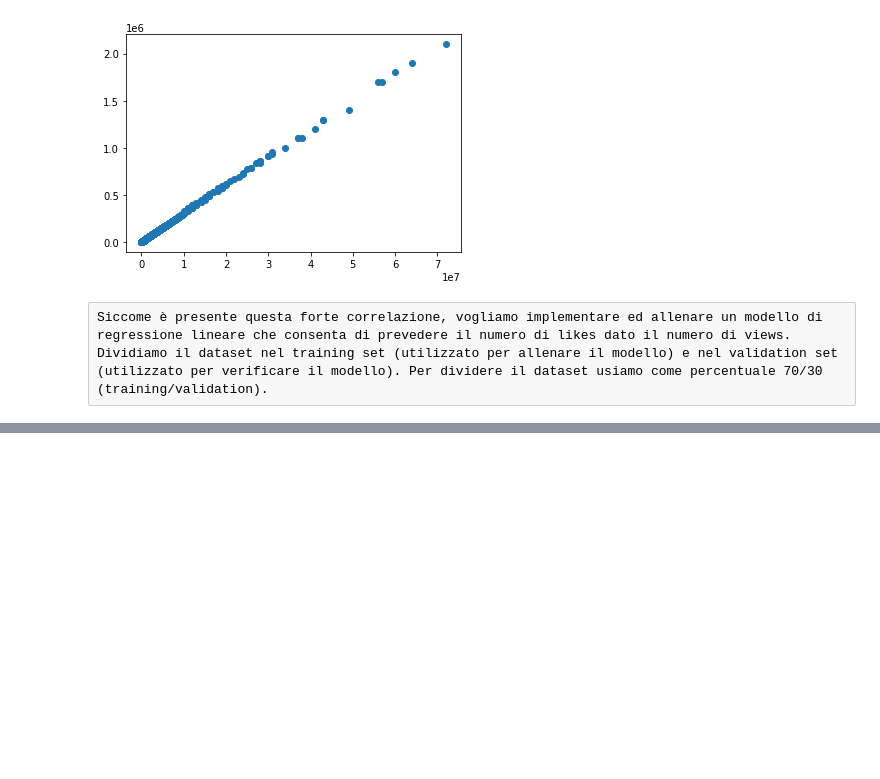
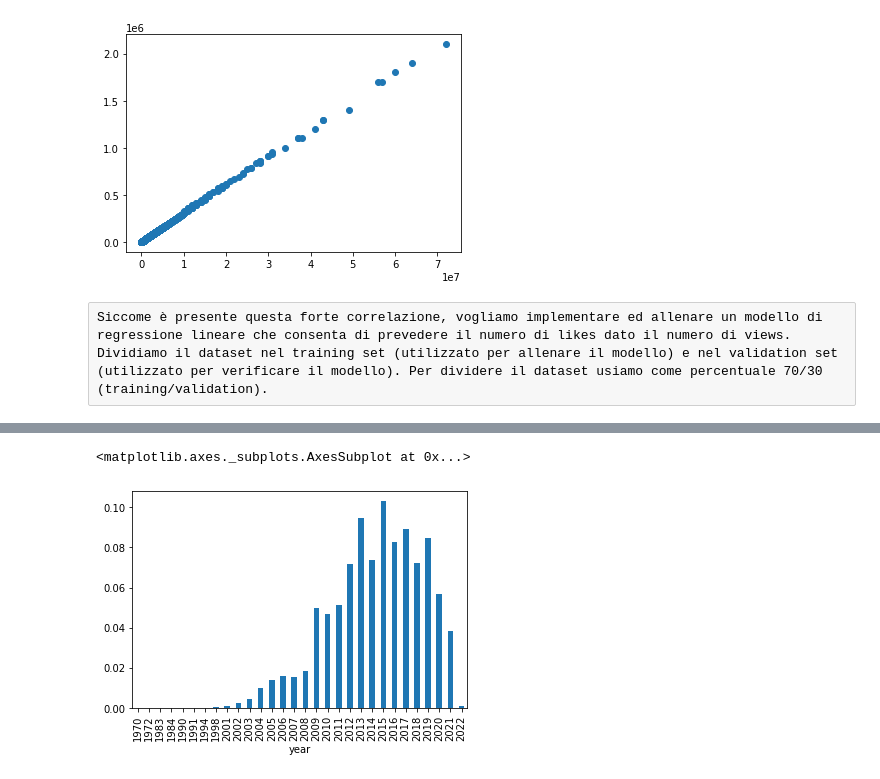
Before and after one commit to Fili00/Analisi_TedTalkDataset, a Jupyter notebook: progetto.ipynb, the cells around one changed output, grey strips where cells are left out. Saved outputs shown, nothing was run; the diff lists cells and outputs as text; code cells hidden in the pictures; blank space fills up the shorter version.

```diff
--- a/progetto.ipynb
+++ b/progetto.ipynb
@@ -102,0 +103,8 @@ coefficient: [0.03026663]
+# %%
+ted['year'] = ted['date'].str.split(' ', expand=True)[1]
+# %%
+views = ted.groupby('year')['views'].sum()/ted['views'].sum() #normalizzazione
+views.plot(kind='bar')
+# %% [output]
+<matplotlib.axes._subplots.AxesSubplot at 0x...>
+[figure, added]
```
Also changed, not shown: parts of 12 cells of this notebook.
